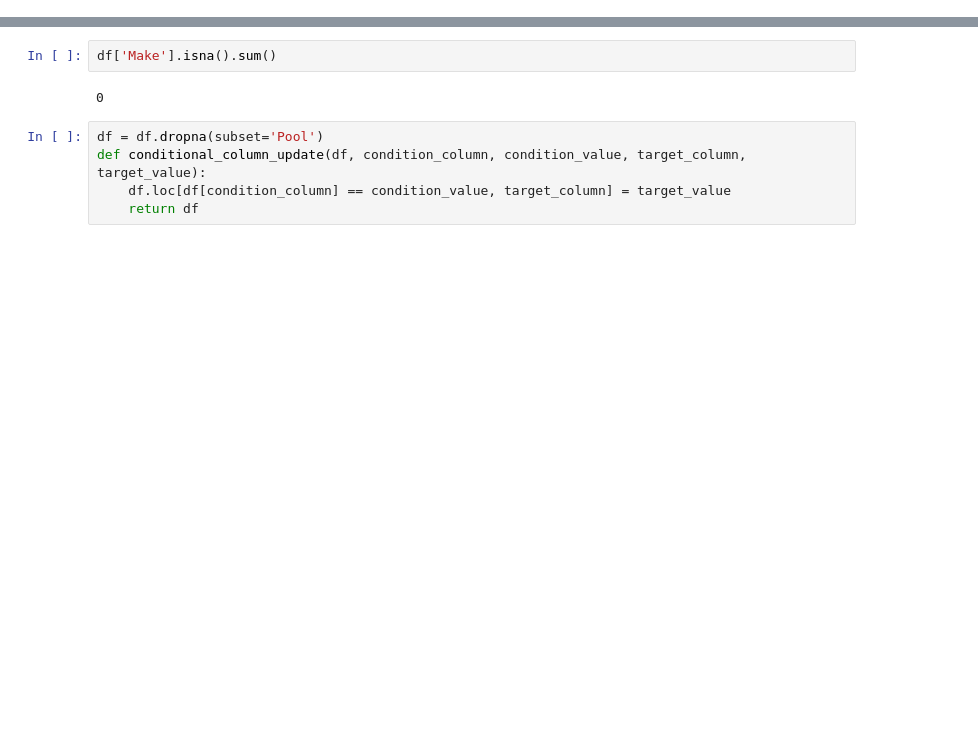
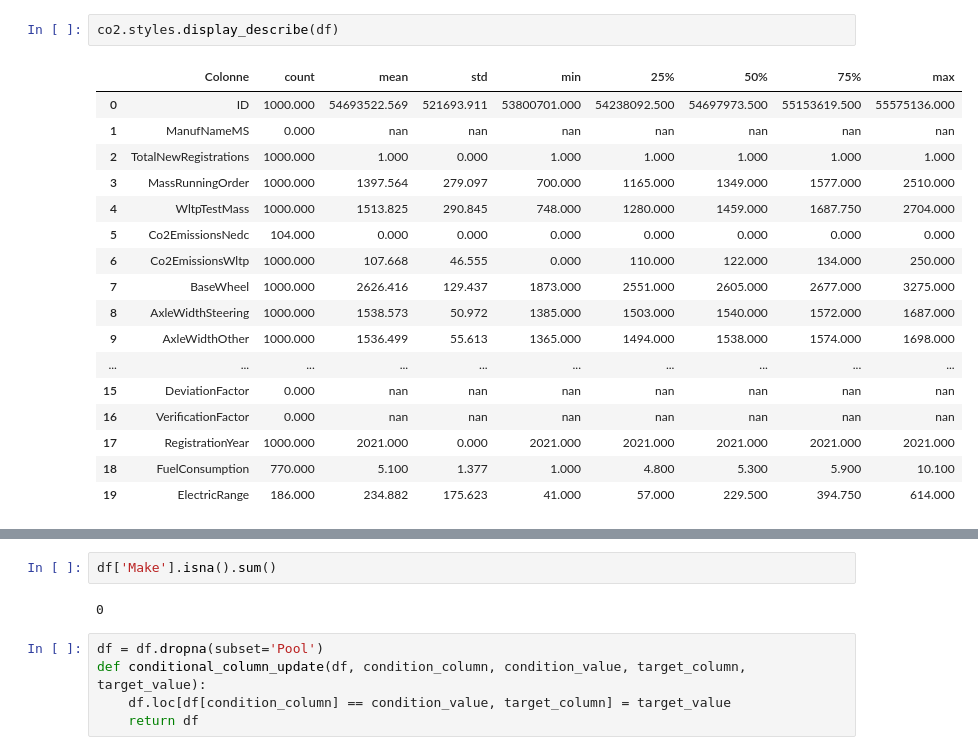
Before and after one commit to MatthieuLeNozach/car-co2-prediction_pre-release, a Jupyter notebook: src/test.ipynb, the cells around one changed output, grey strips where cells are left out. Saved outputs shown, nothing was run; the diff lists cells and outputs as text; blank space fills up the shorter version.

```diff
--- a/src/test.ipynb
+++ b/src/test.ipynb
@@ -39 +63,21 @@ df = co2.select_countries(df, ['CY', 'SK', 'LU', 'FI', 'MT'])
+# %%
+co2.styles.display_describe(df)
+# %% [output]
+|  | Colonne | count | mean | std | min | 25% | 50% | 75% | max |
+| 0 | ID | 1000.000 | 54693522.569 | 521693.911 | 53800701.000 | 54238092.500 | 54697973.500 | 55153619.500 | 55575136.000 |
+| 1 | ManufNameMS | 0.000 | nan | nan | nan | nan | nan | nan | nan |
+| 2 | TotalNewRegistrations | 1000.000 | 1.000 | 0.000 | 1.000 | 1.000 | 1.000 | 1.000 | 1.000 |
+| 3 | MassRunningOrder | 1000.000 | 1397.564 | 279.097 | 700.000 | 1165.000 | 1349.000 | 1577.000 | 2510.000 |
+| 4 | WltpTestMass | 1000.000 | 1513.825 | 290.845 | 748.000 | 1280.000 | 1459.000 | 1687.750 | 2704.000 |
+| 5 | Co2EmissionsNedc | 104.000 | 0.000 | 0.000 | 0.000 | 0.000 | 0.000 | 0.000 | 0.000 |
+| 6 | Co2EmissionsWltp | 1000.000 | 107.668 | 46.555 | 0.000 | 110.000 | 122.000 | 134.000 | 250.000 |
+| 7 | BaseWheel | 1000.000 | 2626.416 | 129.437 | 1873.000 | 2551.000 | 2605.000 | 2677.000 | 3275.000 |
+| 8 | AxleWidthSteering | 1000.000 | 1538.573 | 50.972 | 1385.000 | 1503.000 | 1540.000 | 1572.000 | 1687.000 |
+| 9 | AxleWidthOther | 1000.000 | 1536.499 | 55.613 | 1365.000 | 1494.000 | 1538.000 | 1574.000 | 1698.000 |
+| ... | ... | ... | ... | ... | ... | ... | ... | ... | ... |
+| 15 | DeviationFactor | 0.000 | nan | nan | nan | nan | nan | nan | nan |
+| 16 | VerificationFactor | 0.000 | nan | nan | nan | nan | nan | nan | nan |
+| 17 | RegistrationYear | 1000.000 | 2021.000 | 0.000 | 2021.000 | 2021.000 | 2021.000 | 2021.000 | 2021.000 |
+| 18 | FuelConsumption | 770.000 | 5.100 | 1.377 | 1.000 | 4.800 | 5.300 | 5.900 | 10.100 |
+| 19 | ElectricRange | 186.000 | 234.882 | 175.623 | 41.000 | 57.000 | 229.500 | 394.750 | 614.000 |
 # %%
```
Also changed, not shown: parts of 37 cells of this notebook, 25 other files.
